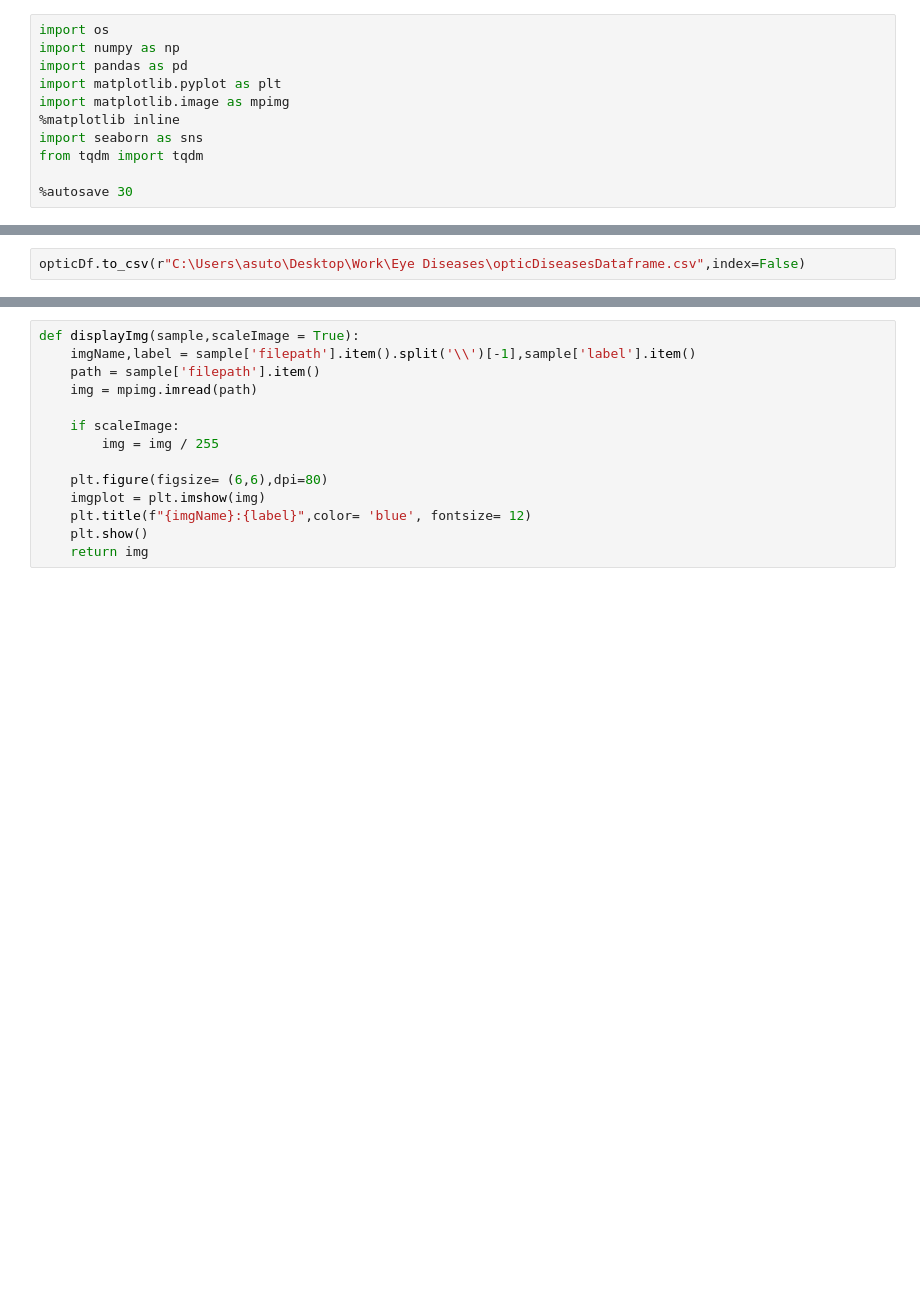
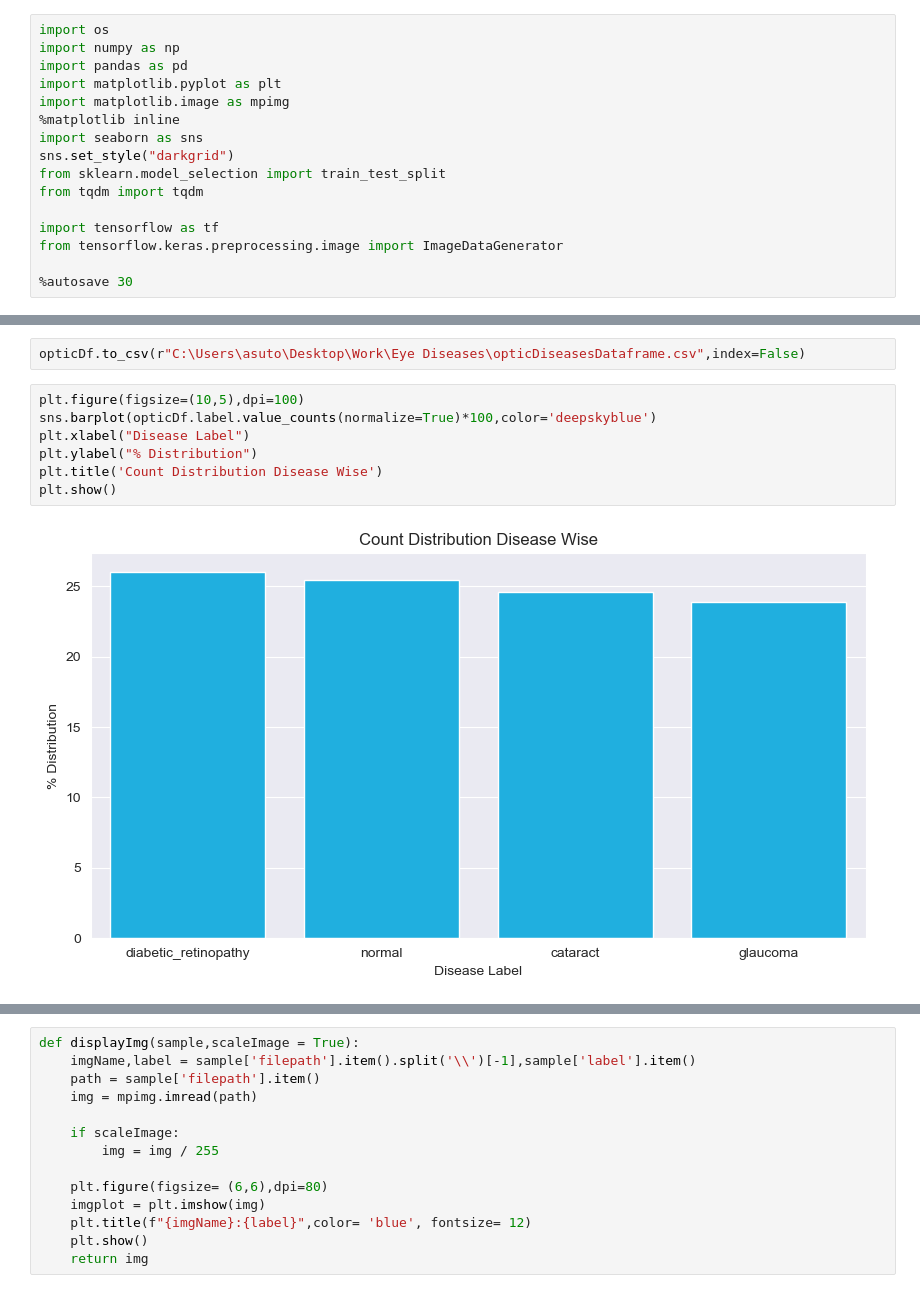
Before and after one commit to AsutoshDalei/Optic-Diseases, a Jupyter notebook: notebooks/OpticDiseasesExploration.ipynb, the cells around one changed output, grey strips where cells are left out. Drawn from its saved outputs; the diff is of its cells as text; blank space fills up the shorter version.

```diff
--- a/notebooks/OpticDiseasesExploration.ipynb
+++ b/notebooks/OpticDiseasesExploration.ipynb
@@ -9,8 +28,13 @@ import matplotlib.pyplot as plt
 import matplotlib.image as mpimg
 %matplotlib inline
 import seaborn as sns
+sns.set_style("darkgrid")
+from sklearn.model_selection import train_test_split
 from tqdm import tqdm
 
+import tensorflow as tf
+from tensorflow.keras.preprocessing.image import ImageDataGenerator
+
 %autosave 30
 # %% [output]
 Autosaving every 30 seconds
@@ -64,3 +88,12 @@ Wall time: 151 ms
 # %%
 opticDf.to_csv(r"C:\Users\asuto\Desktop\Work\Eye Diseases\opticDiseasesDataframe.csv",index=False)
+# %%
+plt.figure(figsize=(10,5),dpi=100)
+sns.barplot(opticDf.label.value_counts(normalize=True)*100,color='deepskyblue')
+plt.xlabel("Disease Label")
+plt.ylabel("% Distribution")
+plt.title('Count Distribution Disease Wise')
+plt.show()
+# %% [output]
+[figure, added]
 # %% [markdown]
```
Also changed, not shown: parts of 13 cells of this notebook, 2 other files.
